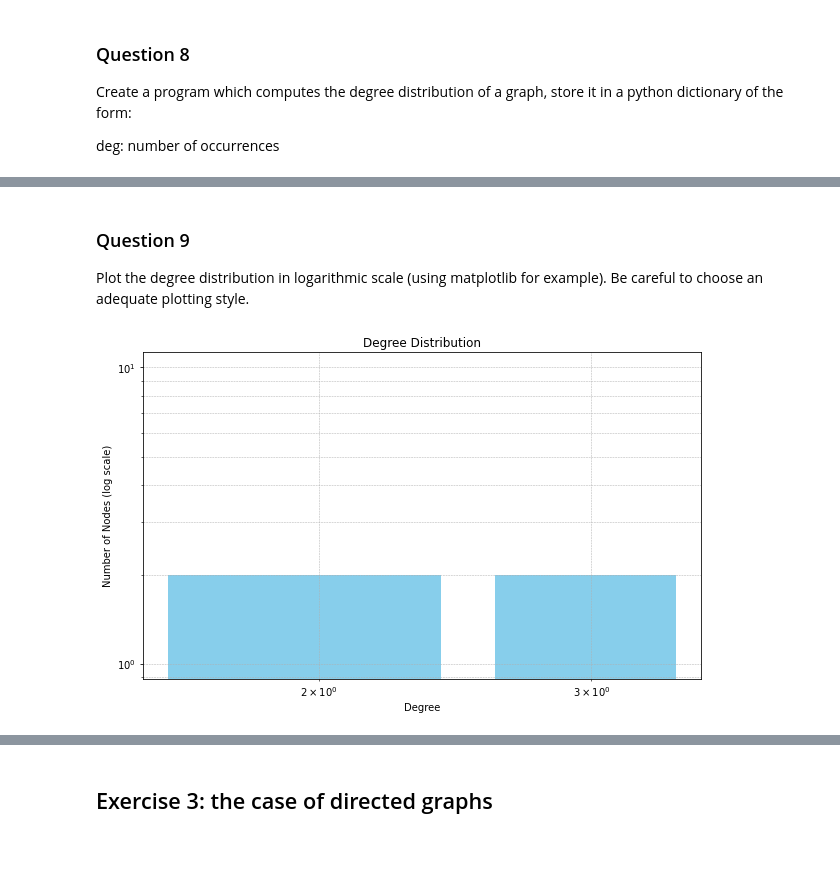
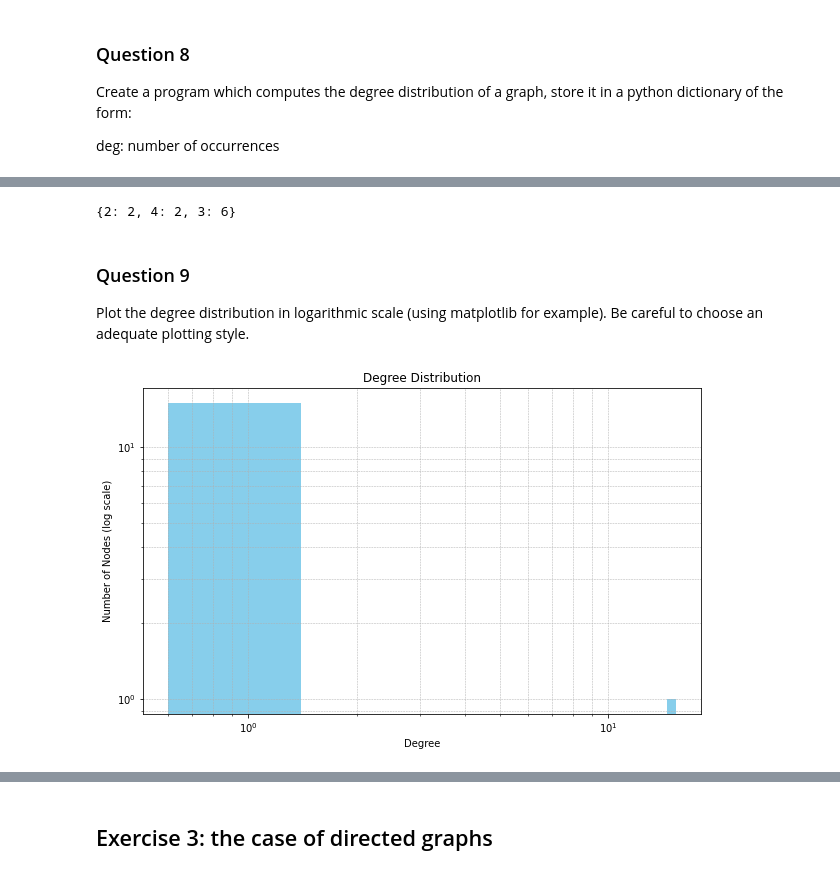
Before and after one commit to JackThay/NAM_TP1, a Jupyter notebook: TP1_Students.ipynb, the cells around one changed output, grey strips where cells are left out. Cells and saved outputs as stored; diff of their text form; code cells hidden in the pictures; blank space fills up the shorter version.

```diff
--- a/TP1_Students.ipynb
+++ b/TP1_Students.ipynb
@@ -135,0 +162,22 @@ print(adj_list1)
+# %%
+def load_graph(filename):
+    # Initialize an empty dictionary to represent the adjacency list
+    adjacency_list = {}
+
+    # Open the specified file in read ('r') mode
+    with open(filename, 'r') as file:
+        # Iterate through each line in the file
+        for line in file:
+            # Remove leading and trailing whitespace from the line
+            line = line.strip()
+            # Check if the line is not empty
+            if not line:
+                continue  # Skip empty lines
+            # Split the line into two nodes, assuming it represents an edge
+            node1, node2 = line.split()
+            # Use setdefault to initialize the lists for node1 and node2 if they don't exist
+            adjacency_list.setdefault(node1, []).append(node2)
+            adjacency_list.setdefault(node2, []).append(node1)
+
+    # Return the adjacency list representing the loaded graph
+    return adjacency_list
@@ -186,10 +271,0 @@ def compute_degree_distribution(adjacency_list):
-# %%
-adjacency_list = {
-    'A': ['B', 'C', 'D'],
-    'B': ['A', 'C'],
-    'C': ['A', 'B', 'D'],
-    'D': ['A', 'C']
-}
-
-degree_distribution = compute_degree_distribution(adjacency_list)
-print(degree_distribution)
@@ -198,3 +271,0 @@ print(degree_distribution)
-# %%
-degree_distribution = compute_degree_distribution(adj_list1)
-print(degree_distribution)
@@ -203,3 +310,9 @@ print(degree_distribution)
+# %%
+adjacency_list = load_graph('clean_graph.txt')
+degree_distribution = compute_degree_distribution(adjacency_list)
+print(degree_distribution)
+# %% [output]
+{2: 2, 4: 2, 3: 6}
 # %% [markdown]
 ### Question 9
 
@@ -227,4 +342,5 @@ adjacency_list = {
-# %%
-plot_degree_distribution(adjacency_list)
-# %% [output]
-[figure, removed]
+# %%
+adjacency_list = load_graph('test_graph.txt')
+plot_degree_distribution(adjacency_list)
+# %% [output]
+[figure, added]
```
Also changed, not shown: parts of 48 cells of this notebook, 1 other file.
